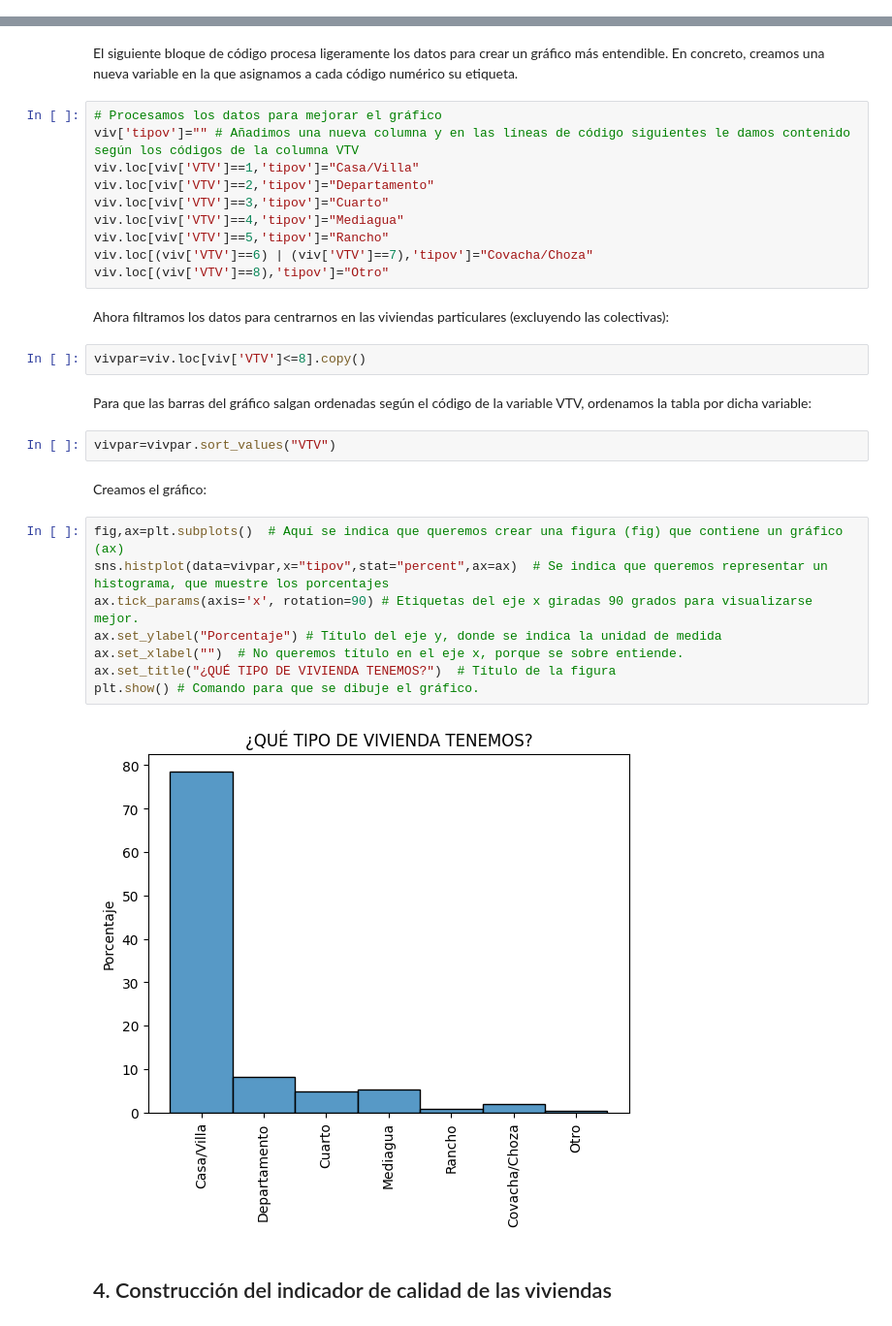
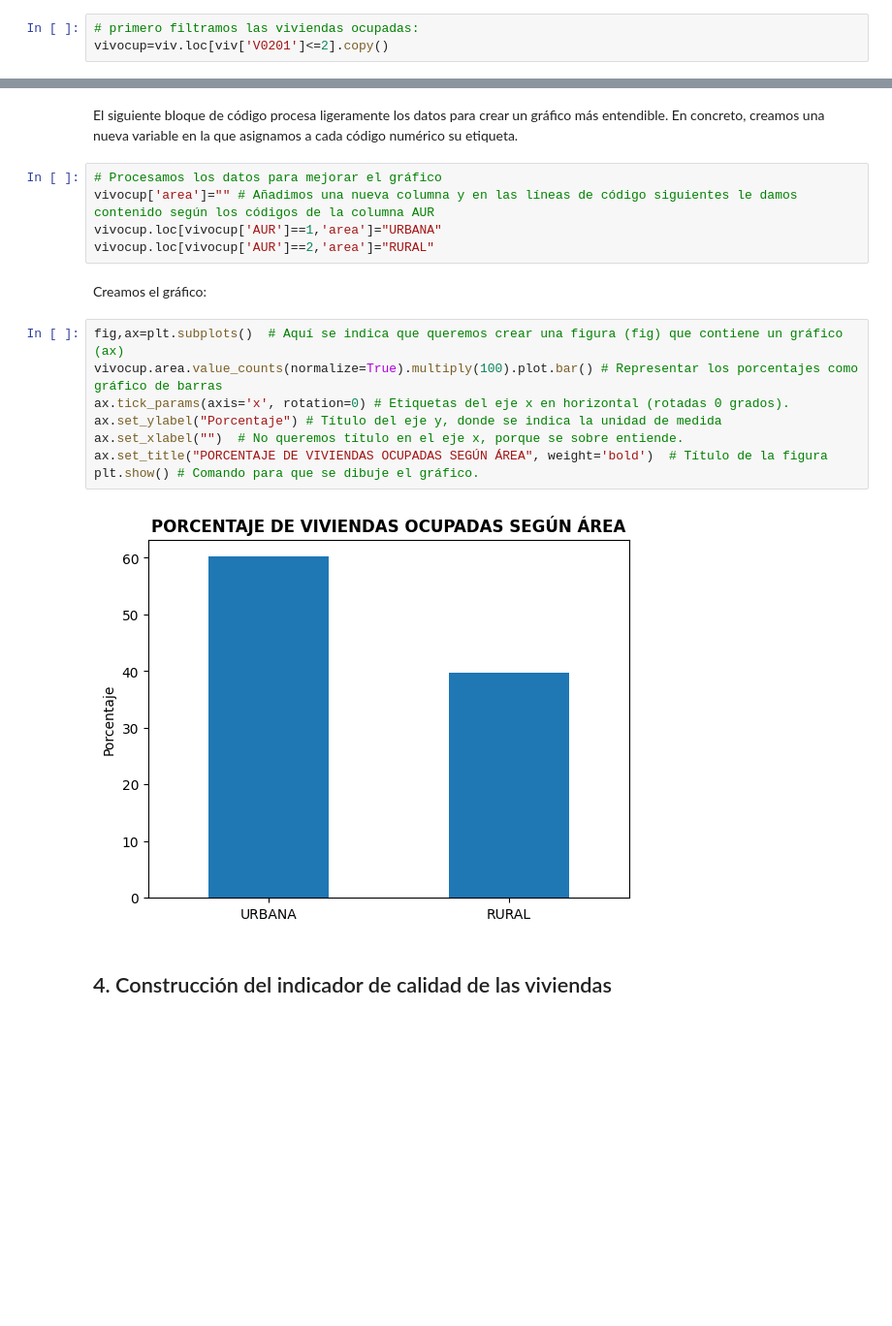
Before and after one commit to otoperalias/teaching, a Jupyter notebook: UTE_TallerAnalisisCuanti_2024_agosto.ipynb, the cells around one changed output, grey strips where cells are left out. Shown at 97% size. Drawn from its saved outputs; the diff is of its cells as text; blank space fills up the shorter version.

```diff
--- a/UTE_TallerAnalisisCuanti_2024_agosto.ipynb
+++ b/UTE_TallerAnalisisCuanti_2024_agosto.ipynb
@@ -136,0 +115,3 @@ dtype: int64
+# %%
+# primero filtramos las viviendas ocupadas:
+vivocup=viv.loc[viv['V0201']<=2].copy()
@@ -147,34 +139,21 @@ sns.histplot(data=viv,x="VTV",stat="percent")
 El siguiente bloque de código procesa ligeramente los datos para crear un gráfico más entendible. En concreto, creamos una nueva variable en la que asignamos a cada código numérico su etiqueta.
 # %%
 # Procesamos los datos para mejorar el gráfico
-viv['tipov']="" # Añadimos una nueva columna y en las líneas de código siguientes le damos contenido según los códigos de la columna VTV
-viv.loc[viv['VTV']==1,'tipov']="Casa/Villa"
-viv.loc[viv['VTV']==2,'tipov']="Departamento"
-viv.loc[viv['VTV']==3,'tipov']="Cuarto"
-viv.loc[viv['VTV']==4,'tipov']="Mediagua"
-viv.loc[viv['VTV']==5,'tipov']="Rancho"
-viv.loc[(viv['VTV']==6) | (viv['VTV']==7),'tipov']="Covacha/Choza"
-viv.loc[(viv['VTV']==8),'tipov']="Otro"
+vivocup['area']="" # Añadimos una nueva columna y en las líneas de código siguientes le damos contenido según los códigos de la columna AUR
+vivocup.loc[vivocup['AUR']==1,'area']="URBANA"
+vivocup.loc[vivocup['AUR']==2,'area']="RURAL"
-# %% [markdown]
-Ahora filtramos los datos para centrarnos en las viviendas particulares (excluyendo las colectivas):
-# %%
-vivpar=viv.loc[viv['VTV']<=8].copy()
-# %% [markdown]
-Para que las barras del gráfico salgan ordenadas según el código de la variable VTV, ordenamos la tabla por dicha variable:
-# %%
-vivpar=vivpar.sort_values("VTV")
 # %% [markdown]
 Creamos el gráfico:
 # %%
 fig,ax=plt.subplots()  # Aquí se indica que queremos crear una figura (fig) que contiene un gráfico (ax)
-sns.histplot(data=vivpar,x="tipov",stat="percent",ax=ax)  # Se indica que queremos representar un histograma, que muestre los porcentajes
-ax.tick_params(axis='x', rotation=90) # Etiquetas del eje x giradas 90 grados para visualizarse mejor.
+vivocup.area.value_counts(normalize=True).multiply(100).plot.bar() # Representar los porcentajes como gráfico de barras
+ax.tick_params(axis='x', rotation=0) # Etiquetas del eje x en horizontal (rotadas 0 grados).
 ax.set_ylabel("Porcentaje") # Título del eje y, donde se indica la unidad de medida
 ax.set_xlabel("")  # No queremos título en el eje x, porque se sobre entiende.
-ax.set_title("¿QUÉ TIPO DE VIVIENDA TENEMOS?")  # Título de la figura
+ax.set_title("PORCENTAJE DE VIVIENDAS OCUPADAS SEGÚN ÁREA", weight='bold')  # Título de la figura
 plt.show() # Comando para que se dibuje el gráfico.
 # %% [output]
-[figure, old version]
+[figure, new version]
 # %% [markdown]
 ## 4. Construcción del indicador de calidad de las viviendas
 # %% [markdown]
```
Also changed, not shown: parts of 22 cells of this notebook.
